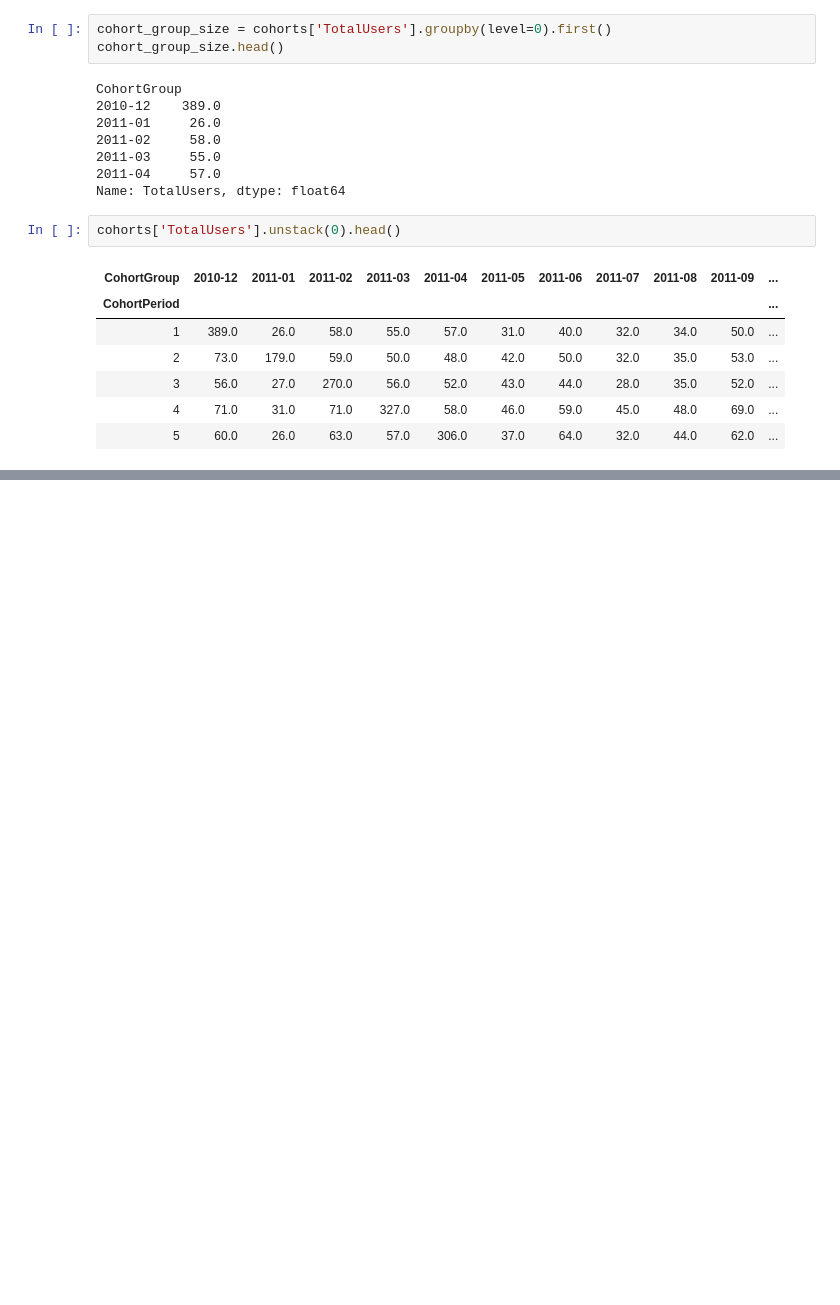
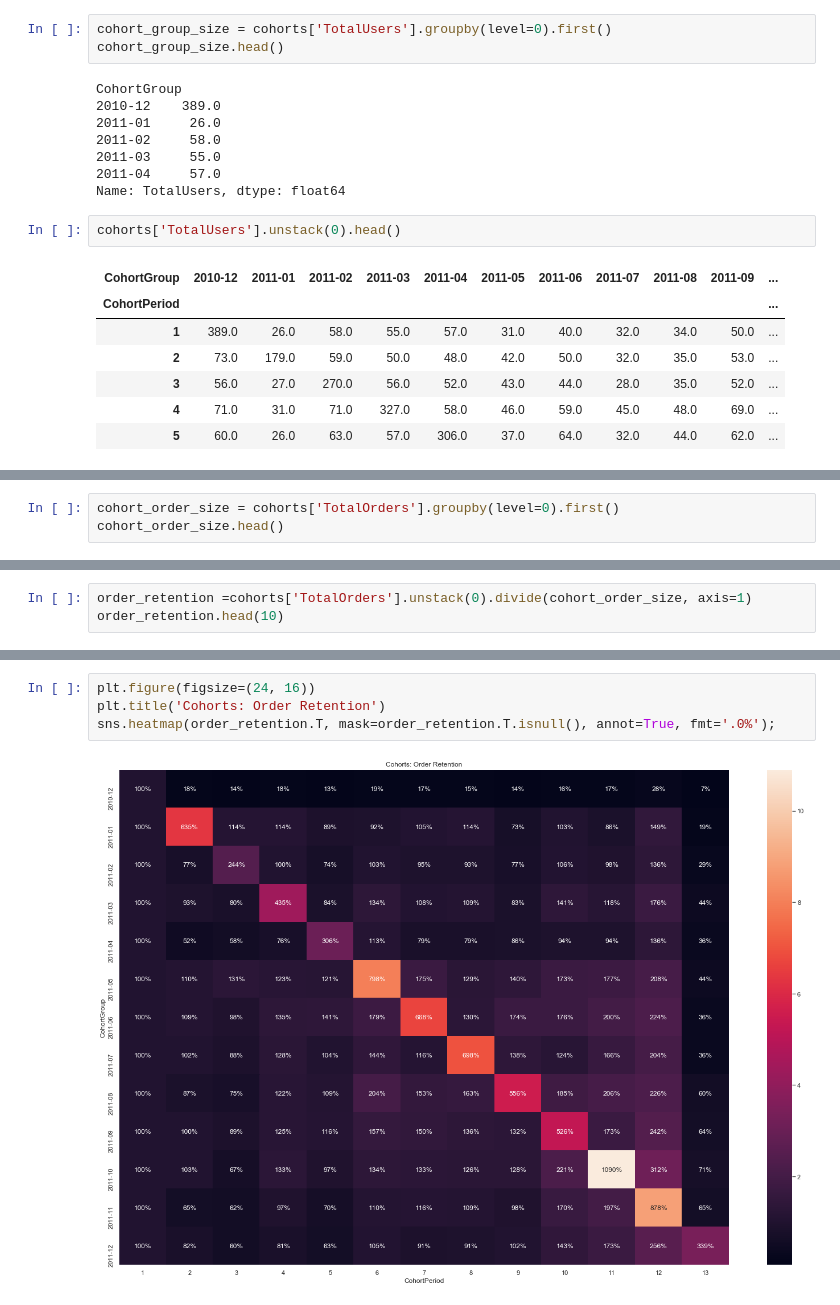
Before and after one commit to PadmajaVB/Cohort-Analysis, a Jupyter notebook: Code/CustomerRetention.ipynb, the cells around one changed output, grey strips where cells are left out. Cells and saved outputs as stored; diff of their text form; blank space fills up the shorter version.

```diff
--- a/Code/CustomerRetention.ipynb
+++ b/Code/CustomerRetention.ipynb
@@ -164,0 +154,3 @@ sns.heatmap(user_retention.T, mask=user_retention.T.isnull(), annot=True, fmt='.
+# %%
+cohort_order_size = cohorts['TotalOrders'].groupby(level=0).first()
+cohort_order_size.head()
@@ -164,0 +165,3 @@ sns.heatmap(user_retention.T, mask=user_retention.T.isnull(), annot=True, fmt='.
+# %%
+order_retention =cohorts['TotalOrders'].unstack(0).divide(cohort_order_size, axis=1)
+order_retention.head(10)
@@ -164,0 +181,6 @@ sns.heatmap(user_retention.T, mask=user_retention.T.isnull(), annot=True, fmt='.
+# %%
+plt.figure(figsize=(24, 16))
+plt.title('Cohorts: Order Retention')
+sns.heatmap(order_retention.T, mask=order_retention.T.isnull(), annot=True, fmt='.0%');
+# %% [output]
+[figure, added]
```
Also changed, not shown: parts of 13 cells of this notebook, 3 other files.
